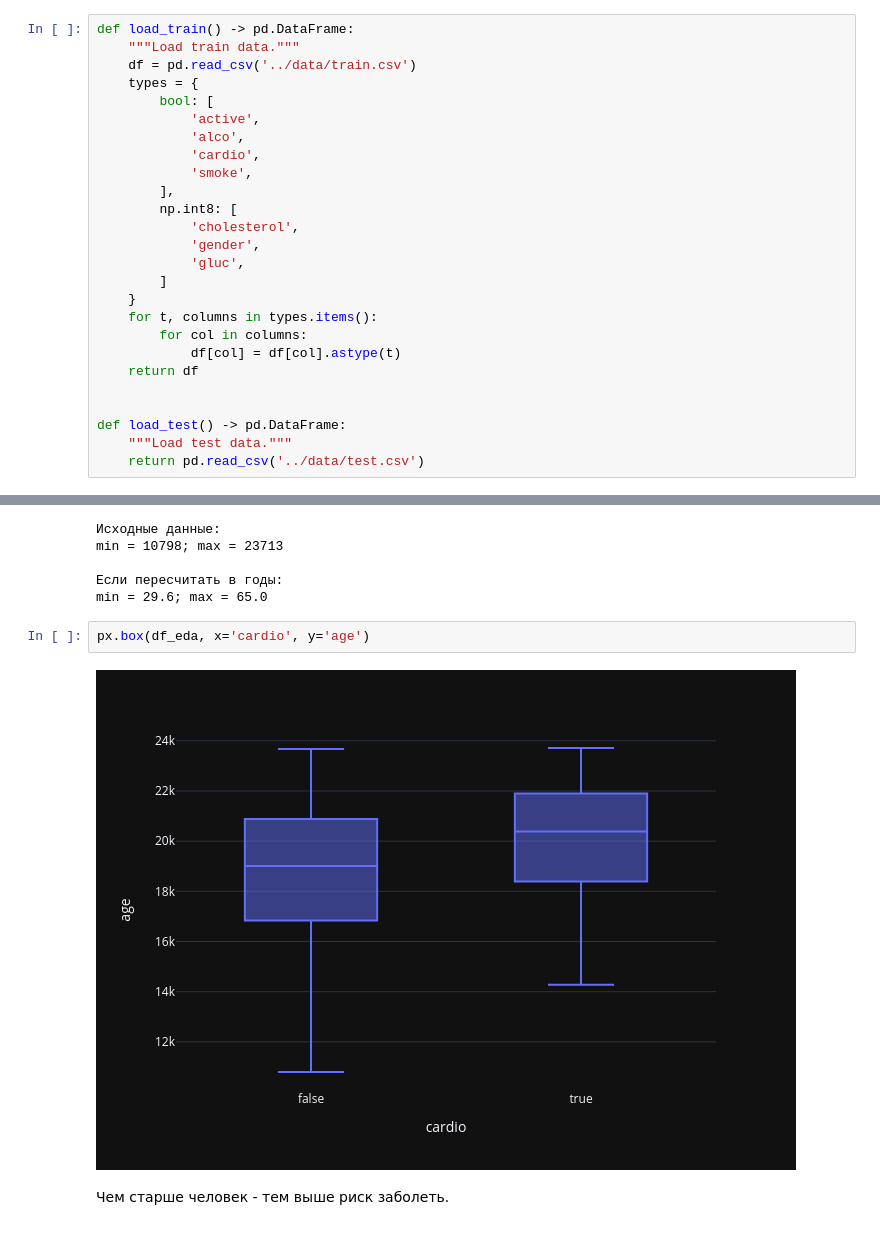
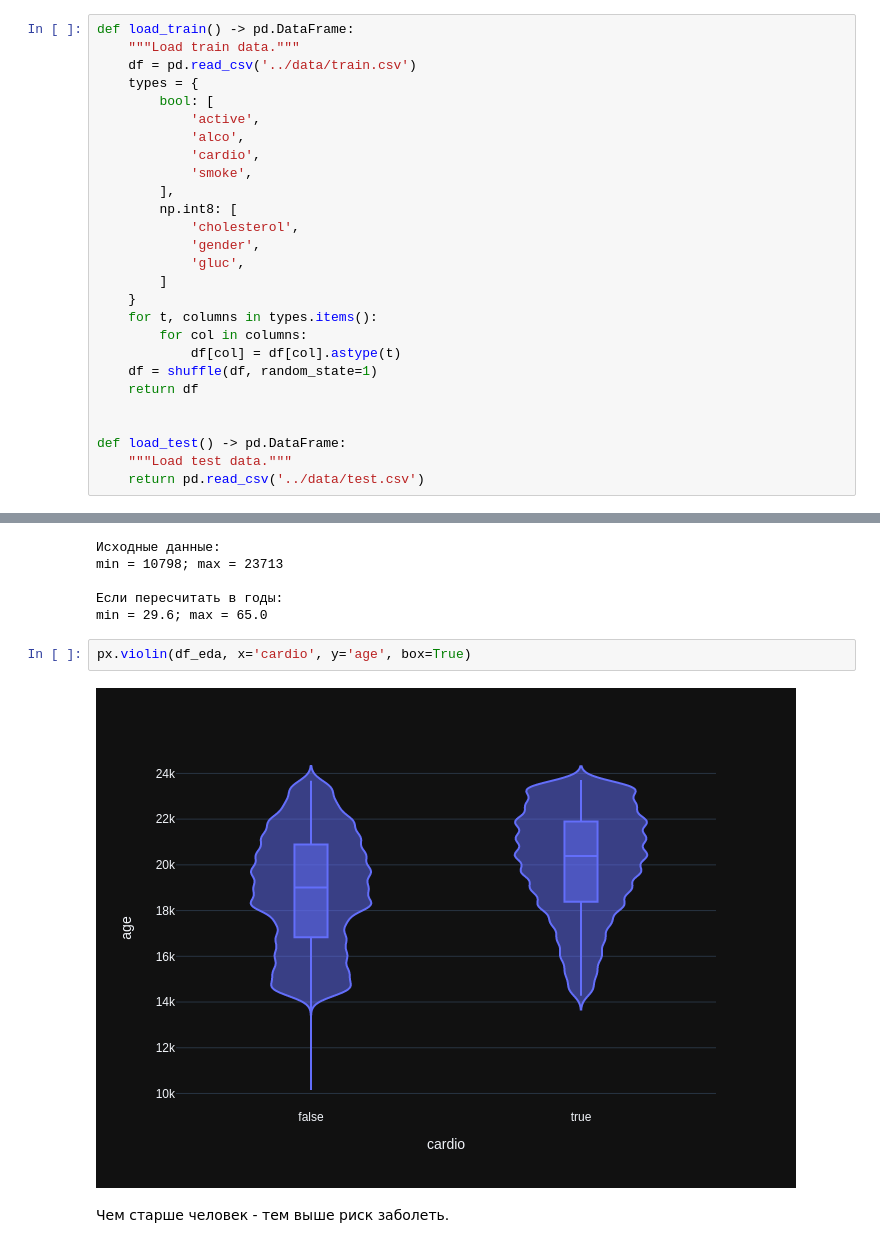
Before and after one commit to Konstantin-Dudersky/praktikum_dsplus_master, a Jupyter notebook: notebooks/notebook.ipynb, the cells around one changed output, grey strips where cells are left out. Saved outputs shown, nothing was run; the diff lists cells and outputs as text.

```diff
--- a/notebooks/notebook.ipynb
+++ b/notebooks/notebook.ipynb
@@ -59,6 +59,7 @@ def load_train() -> pd.DataFrame:
     for t, columns in types.items():
         for col in columns:
             df[col] = df[col].astype(t)
+    df = shuffle(df, random_state=1)
     return df
 
 
@@ -170,9 +181,9 @@ min = 10798; max = 23713
 Если пересчитать в годы:
 min = 29.6; max = 65.0
 # %%
-px.box(df_eda, x='cardio', y='age')
+px.violin(df_eda, x='cardio', y='age', box=True)
 # %% [output]
-[figure, old version]
+[figure, new version]
 # %% [markdown]
 Чем старше человек - тем выше риск заболеть.
 # %% [markdown]
```
Also changed, not shown: parts of 55 cells of this notebook, 3 other files.
